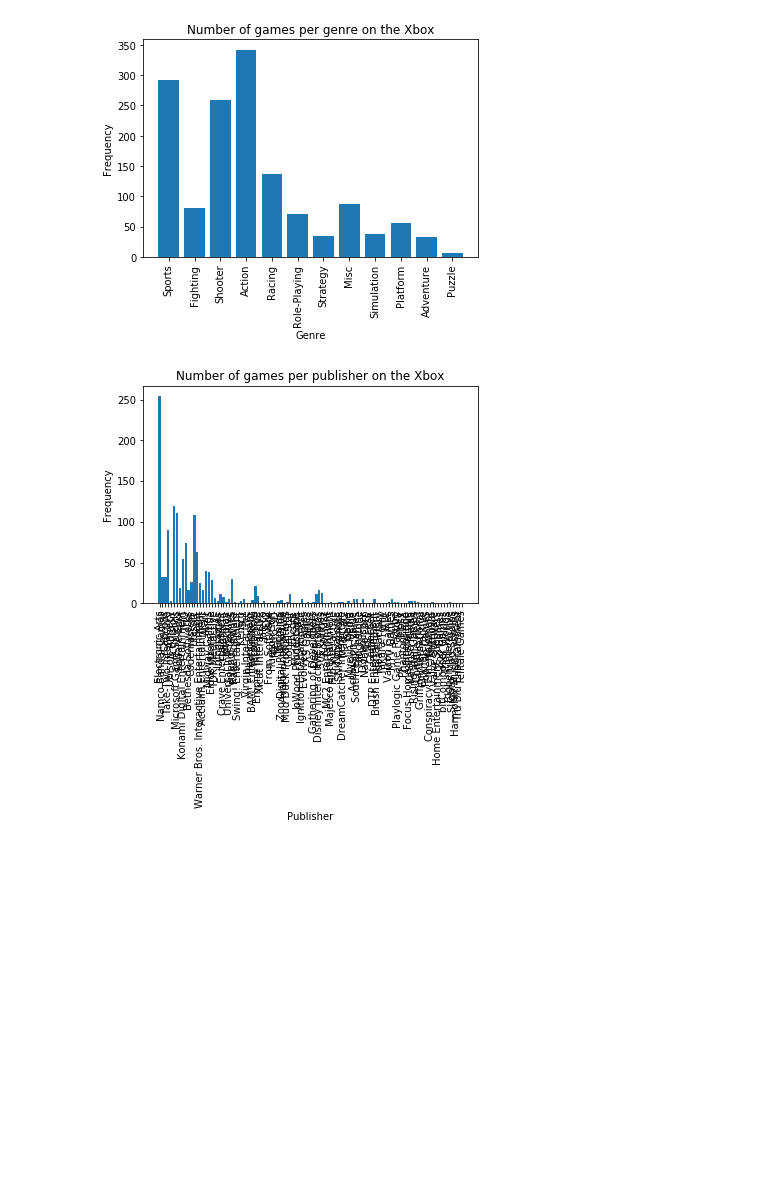
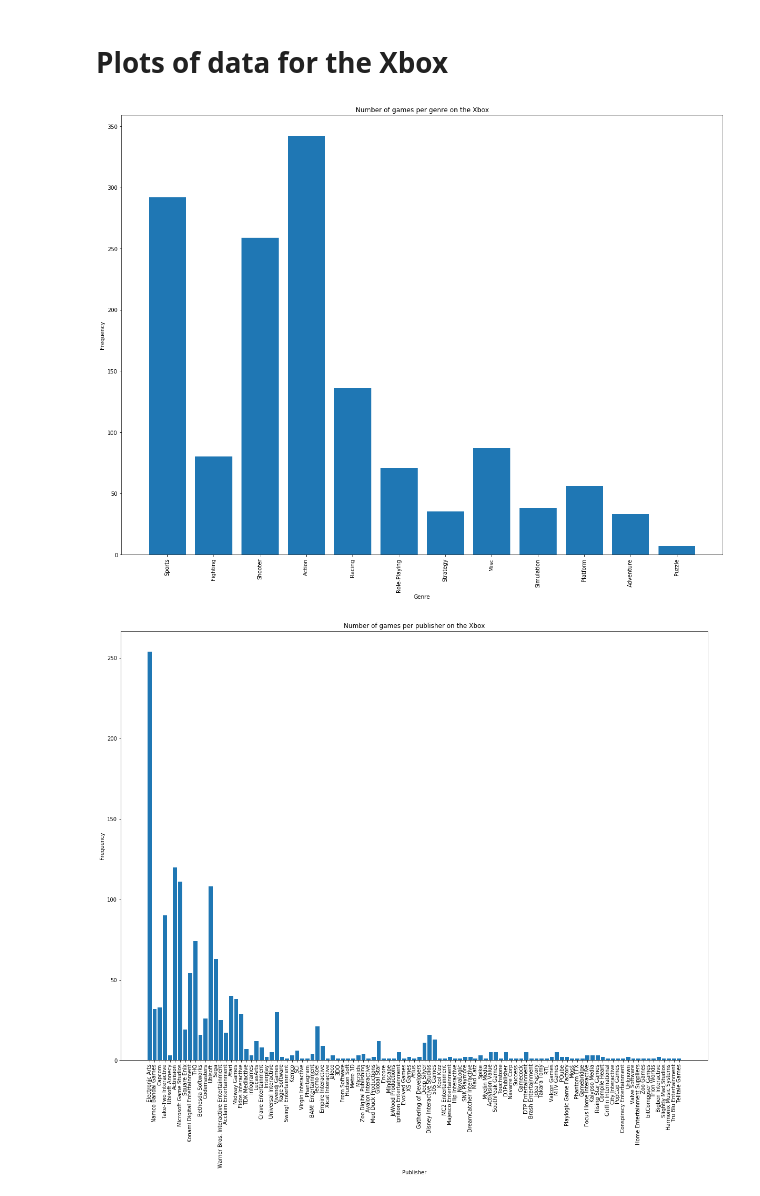
Before and after one commit to Archifer/SDA-Project, a Jupyter notebook: SDA-Project-Hester.ipynb, the cells around one changed output. Drawn from its saved outputs; the diff is of its cells as text; code cells hidden in the pictures; blank space fills up the shorter version.

```diff
--- a/SDA-Project-Hester.ipynb
+++ b/SDA-Project-Hester.ipynb
@@ -52,8 +54,8 @@ def get_frequencies_for_key(key, data):
             freqs[row[key]] += 1
     return freqs
 
-def plot_with_dict(dictio, title, xlabel, ylabel="Frequency"):
-    plt.bar(range(len(dictio)), list(dictio.values()), align='center')
+def plot_with_dict(dictio, title, xlabel, ylabel="Frequency", colour=None):
+    plt.bar(range(len(dictio)), list(dictio.values()), align='center', color=colour)
     plt.xticks(range(len(dictio)), list(dictio.keys()), rotation='vertical')
     plt.title(title)
     plt.xlabel(xlabel)
@@ -74,7 +76,7 @@ def sort_dict_by_key(d):
         res[i] = d[i]
     return res
 
-def convert_dict_keys_to_ints(dictio):
+def convert_dict_keys_to_floats(dictio):
     res = dict()
     for d in dictio:
         res[float(d)] = dictio[d]
@@ -116,13 +122,29 @@ plot_with_dict(sorted_freqs_for_scores, "Number of games per score", "Score")
 [figure]
+# %% [markdown]
+# Plots of data for the Xbox
 # %%
+plt.figure(figsize=(20, 15))
 freqs_for_gen_x = get_frequencies_for_key(our_genre, our_data_xbox)
 plot_with_dict(freqs_for_gen_x, "Number of games per genre on the Xbox", "Genre")
 
+plt.figure(figsize=(20, 15))
 freqs_for_pu_x = get_frequencies_for_key(our_publisher, our_data_xbox)
 plot_with_dict(freqs_for_pu_x, "Number of games per publisher on the Xbox", "Publisher")
 
+plt.figure(figsize=(20, 15))
 top20_pu_x = get_first_n_from_sorted(freqs_for_pu_x, 20)
 plot_with_dict(top20_pu_x, "Top20 of games per publisher on the Xbox", "Publisher")
+
+plt.figure(figsize=(20, 15))
+freqs_for_year_x = get_frequencies_for_key(our_release_y, our_data_xbox)
+sorted_freqs_for_year_x = sort_dict_by_key(freqs_for_year_x)
+plot_with_dict(sorted_freqs_for_year_x, "Number of games released per year on the Xbox", "Year")
+
+plt.figure(figsize=(20, 15))
+freqs_for_scores_x = get_frequencies_for_key(our_score, our_data_xbox)
+freqs_for_scores_x = convert_dict_keys_to_floats(freqs_for_scores_x)
+sorted_freqs_for_scores_x = sort_dict_by_key(freqs_for_scores_x)
+plot_with_dict(sorted_freqs_for_scores_x, "Number of games per score on the Xbox", "Score")
 # %% [output]
-[figure, old version]
+[figure, new version]
-[figure, old version]
+[figure, new version]
```
Also changed, not shown: parts of 19 cells of this notebook, 1 other file.
